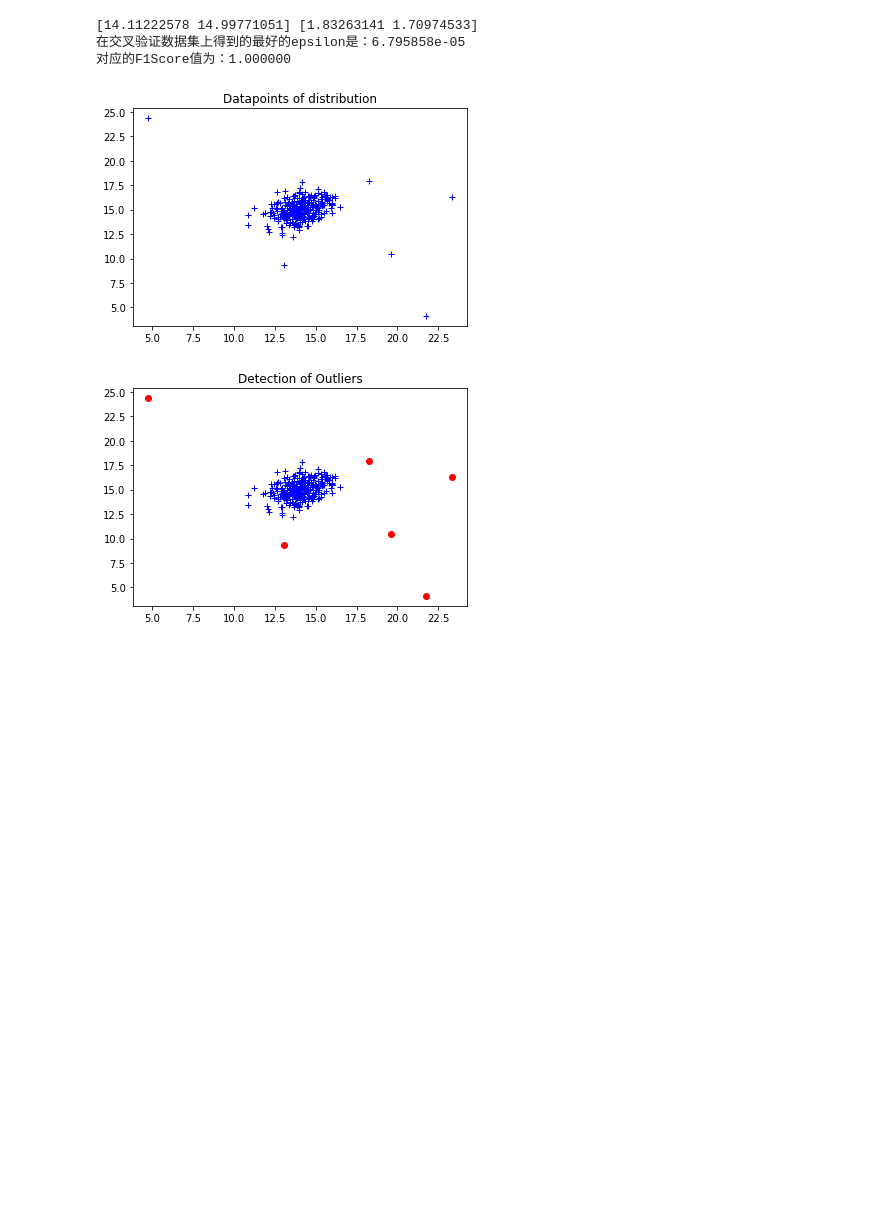
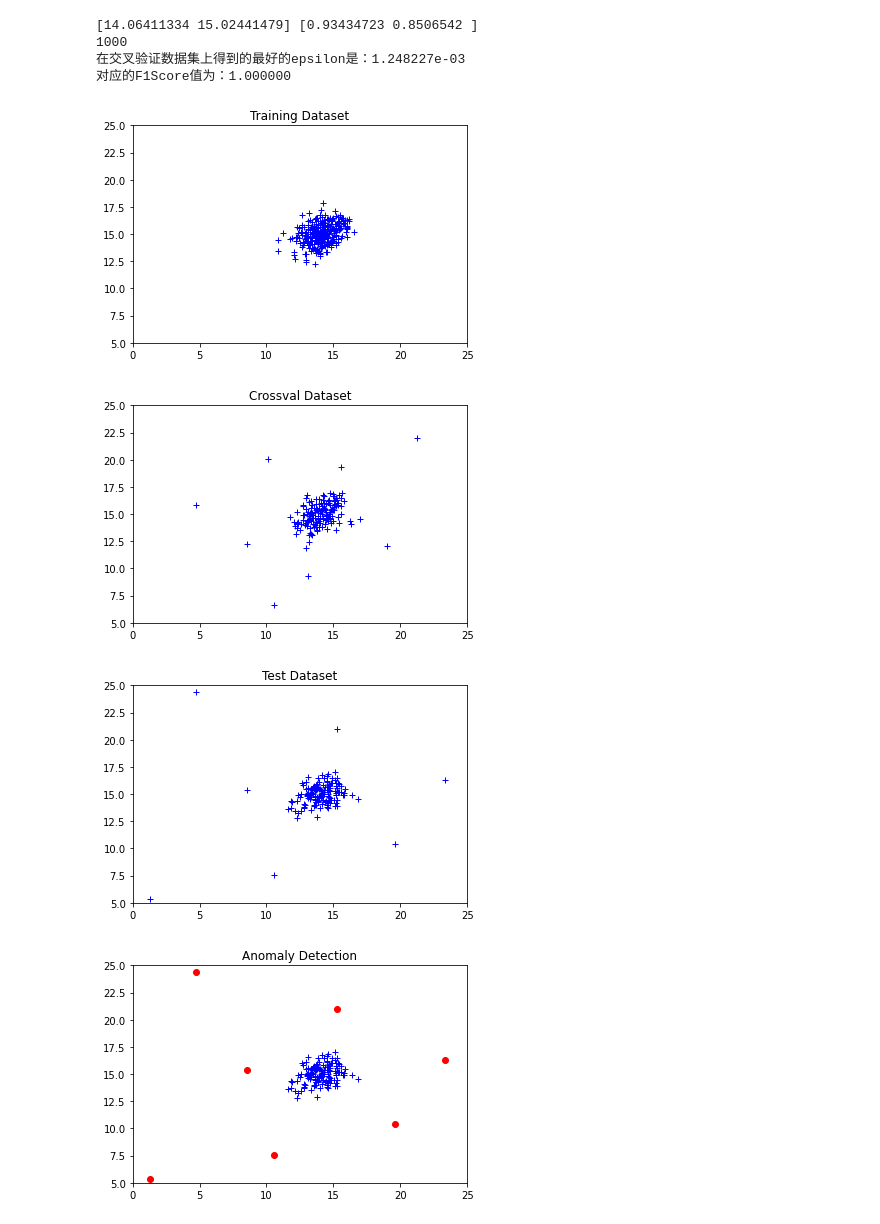
Before and after one commit to Lyra7417/Anomaly_Detection, a Jupyter notebook: Gaussian.ipynb, the cells around one changed output. Cells and saved outputs as stored; diff of their text form; code cells hidden in the pictures; blank space fills up the shorter version.

```diff
--- a/Gaussian.ipynb
+++ b/Gaussian.ipynb
@@ -44,17 +40,36 @@ def AnomalyDetection():
   print(u'在交叉验证数据集上得到的最好的epsilon是：%e'%epsilon)
   print(u'对应的F1Score值为：%f'%F1)
 
-  p = multivariateGaussian(train_data, mu, sigma2)
-  outliers = np.where(p < epsilon)  #找到小于临界值的异常点，并作图
+  p = multivariateGaussian(test_data, mu, sigma2)
+  outliers = np.where(p < epsilon)
+
   plt.figure(1)
-  plt.title('Datapoints of distribution')
+  plt.title('Training Dataset')
   plt.plot(train_data[:,0], train_data[:,1],'b+')
+  plt.xlim(0, 25)
+  plt.ylim(5, 25)
   plt.show()
 
   plt.figure(2)
-  plt.title('Detection of Outliers')
+  plt.title('Crossval Dataset')
+  plt.plot(crossval_data_X[:,0], crossval_data_X[:,1],'b+')
+  plt.xlim(0, 25)
+  plt.ylim(5, 25)
+  plt.show()
+
+  plt.figure(3)
+  plt.title('Test Dataset')
+  plt.plot(test_data[:,0], test_data[:,1],'b+')
+  plt.xlim(0, 25)
+  plt.ylim(5, 25)
+  plt.show()
+
+  plt.figure(4)
+  plt.title('Anomaly Detection')
   plt.plot(test_data[:,0],test_data[:,1],'b+')
   plt.plot(test_data[outliers,0],test_data[outliers,1],'ro')  #把异常点标记红色
+  plt.xlim(0, 25)
+  plt.ylim(5, 25)
   plt.show()
 
 
@@ -71,44 +86,51 @@ def multivariateGaussian(data, mu, sigma2):
   return p.pdf(data)
 
 def SelectThreshold(yval, pval):
+    num = 0
     bestEpsilon = 0.
     bestF1 = 0.
     F1 = 0.
     step = (np.max(pval)-np.min(pval))/1000
 
     for epsilon in np.arange(np.min(pval),np.max(pval),step):
+        num += 1
         cvPrecision = pval<epsilon
         tp = np.sum((cvPrecision == 1) & (yval == 1).ravel()).astype(float)
         fp = np.sum((cvPrecision == 1) & (yval == 0).ravel()).astype(float)
         fn = np.sum((cvPrecision == 0) & (yval == 1).ravel()).astype(float)
         precision = tp/(tp+fp)  #准确度
         recision = tp/(tp+fn)   #召回率
         F1 = (2*precision*recision)/(precision+recision)  #F1Score计算公式
         if F1 > bestF1:
             bestF1 = F1
             bestEpsilon = epsilon
+    print(num)
     return bestEpsilon, bestF1
 
 def TXTtoArray(TXTfile):
   file = open(TXTfile)
   file_list = file.readlines()
   Xval_lists = []
   yval_lists = []
   for string in file_list:
       string = string.split()
       Xval_lists.append(string[0:2])
       yval_lists.append(string[2])
       Xval = np.array(Xval_lists)
       yval = np.array(yval_lists)
       Xval= Xval.astype(float)
       yval= yval.astype(float)
   return Xval, yval
 
+
 if __name__ == '__main__':
     AnomalyDetection()
 # %% [output]
-[14.11222578 14.99771051] [1.83263141 1.70974533]
-在交叉验证数据集上得到的最好的epsilon是：6.795858e-05
+[14.06411334 15.02441479] [0.93434723 0.8506542 ]
+1000
+在交叉验证数据集上得到的最好的epsilon是：1.248227e-03
 对应的F1Score值为：1.000000
-[figure, old version]
+[figure, new version]
-[figure, old version]
+[figure, new version]
+[figure, added]
+[figure, added]
```
Also changed, not shown: parts of 1 cell of this notebook.
